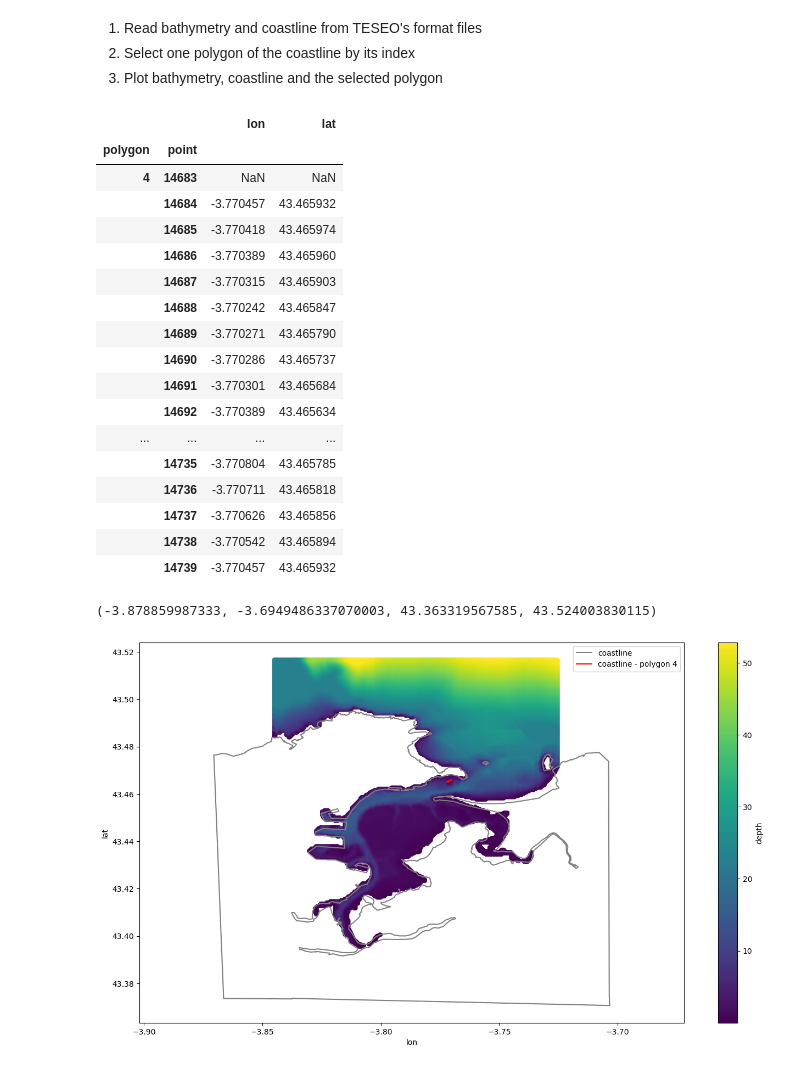
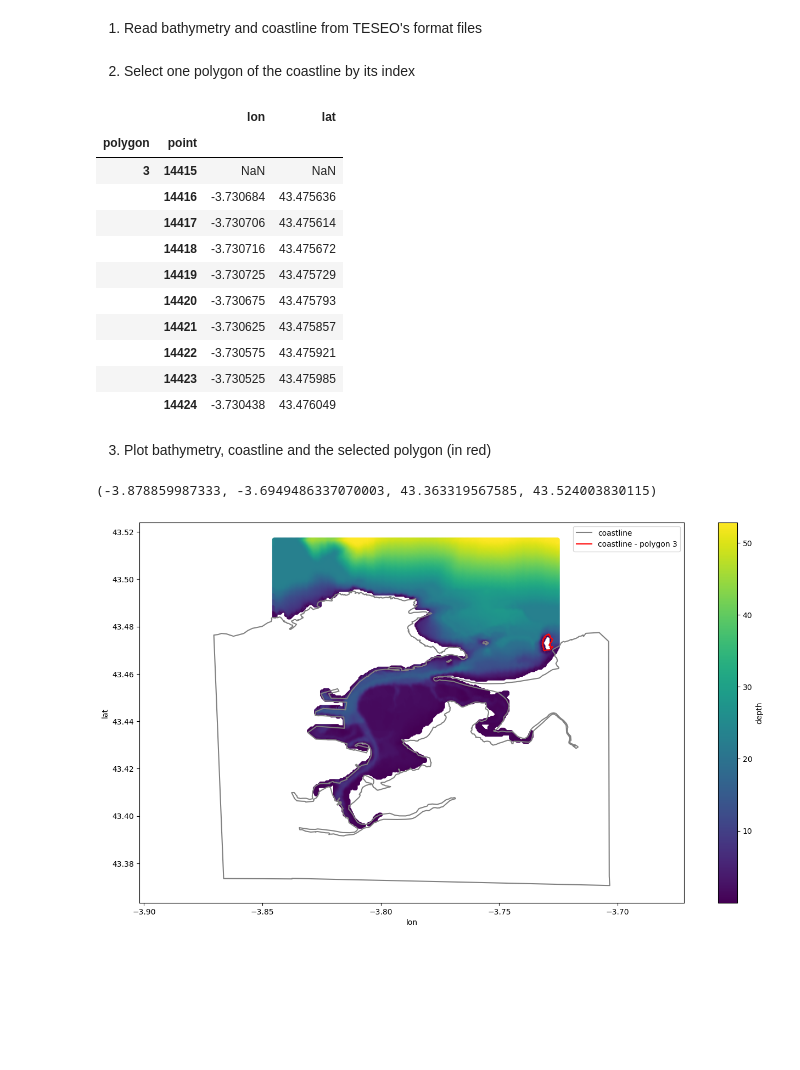
Before and after one commit to vegama/pyteseo, a Jupyter notebook: docs/notebooks/01_read_domain.ipynb, the cells around one changed output. Saved outputs shown, nothing was run; the diff lists cells and outputs as text; code cells hidden in the pictures; blank space fills up the shorter version.

```diff
--- a/docs/notebooks/01_read_domain.ipynb
+++ b/docs/notebooks/01_read_domain.ipynb
@@ -4,7 +8,5 @@
 # %% [markdown]
 1. Read bathymetry and coastline from TESEO's format files
-2. Select one polygon of the coastline by its index
-3. Plot bathymetry, coastline and the selected polygon
 # %%
 import warnings
 warnings.simplefilter(action='ignore')
@@ -20,31 +24,28 @@ coastline_path = data_path / "coastline.dat"
 # %%
 grid = read_grid(grid_path, nan_value=-9999)
 coast = read_coastline(coastline_path)
+# %% [markdown]
+2. Select one polygon of the coastline by its index
 # %%
 # Select polygon index
-i=4
-coast.loc[[i]]
+i=3
+coast.loc[[i]].head(10)
 # %% [output]
 |  |  | lon | lat |
 | polygon | point |  |  |
-| 4 | 14683 | NaN | NaN |
-|  | 14684 | -3.770457 | 43.465932 |
-|  | 14685 | -3.770418 | 43.465974 |
-|  | 14686 | -3.770389 | 43.465960 |
-|  | 14687 | -3.770315 | 43.465903 |
-|  | 14688 | -3.770242 | 43.465847 |
-|  | 14689 | -3.770271 | 43.465790 |
-|  | 14690 | -3.770286 | 43.465737 |
-|  | 14691 | -3.770301 | 43.465684 |
-|  | 14692 | -3.770389 | 43.465634 |
-| ... | ... | ... | ... |
-|  | 14735 | -3.770804 | 43.465785 |
-|  | 14736 | -3.770711 | 43.465818 |
-|  | 14737 | -3.770626 | 43.465856 |
-|  | 14738 | -3.770542 | 43.465894 |
-|  | 14739 | -3.770457 | 43.465932 |
+| 3 | 14415 | NaN | NaN |
+|  | 14416 | -3.730684 | 43.475636 |
+|  | 14417 | -3.730706 | 43.475614 |
+|  | 14418 | -3.730716 | 43.475672 |
+|  | 14419 | -3.730725 | 43.475729 |
+|  | 14420 | -3.730675 | 43.475793 |
+|  | 14421 | -3.730625 | 43.475857 |
+|  | 14422 | -3.730575 | 43.475921 |
+|  | 14423 | -3.730525 | 43.475985 |
+|  | 14424 | -3.730438 | 43.476049 |
+# %% [markdown]
+3. Plot bathymetry, coastline and the selected polygon (in red)
 # %%
-# Plot grid and coastline
 ax = grid.plot.scatter(x="lon", y="lat", c="depth", figsize=(16,9))
 # plt.fill(coast["lon"], coast["lat"], color="grey")
 coast.plot.line(ax=ax, x="lon", y="lat", color="grey", label="coastline")
@@ -52,4 +53,4 @@ coast.loc[[i]].plot.line(ax=ax, x="lon", y="lat", color="r", label=f"coastline -
 ax.axis("equal")
 # %% [output]
 (-3.878859987333, -3.6949486337070003, 43.363319567585, 43.524003830115)
-[figure, old version]
+[figure, new version]
```
Also changed, not shown: parts of 4 cells of this notebook.
